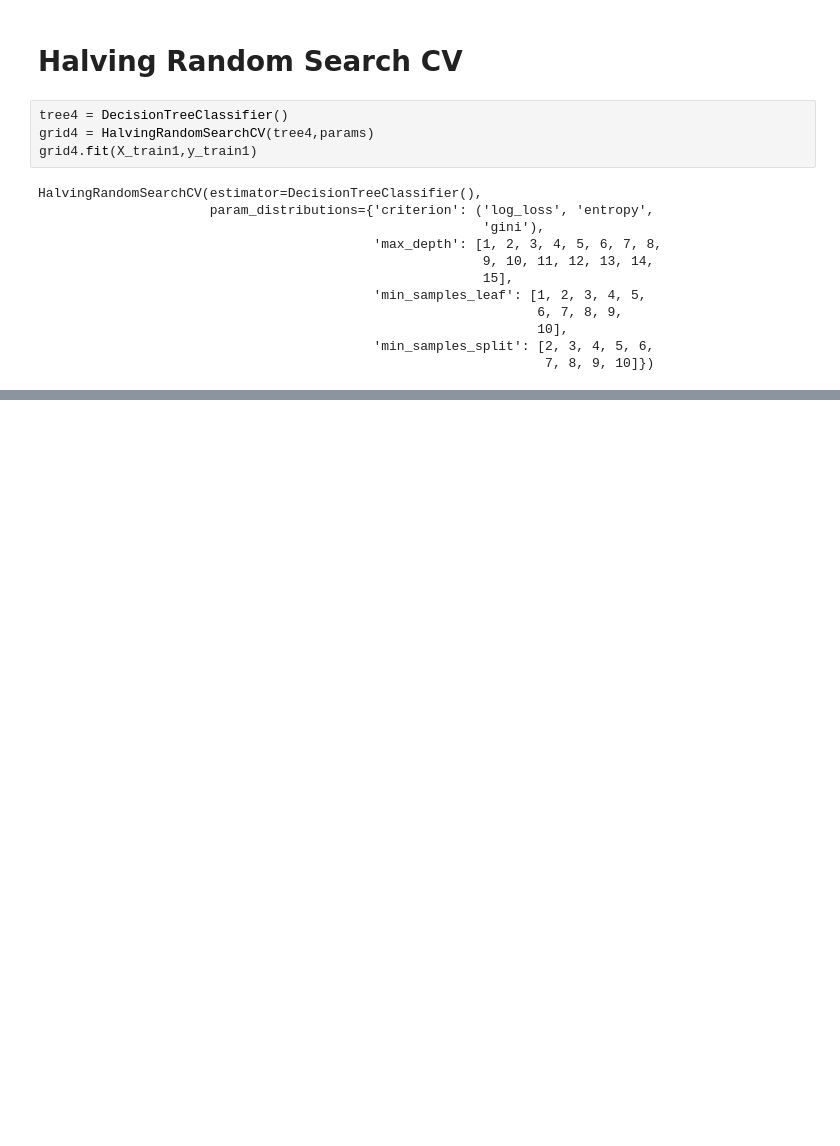
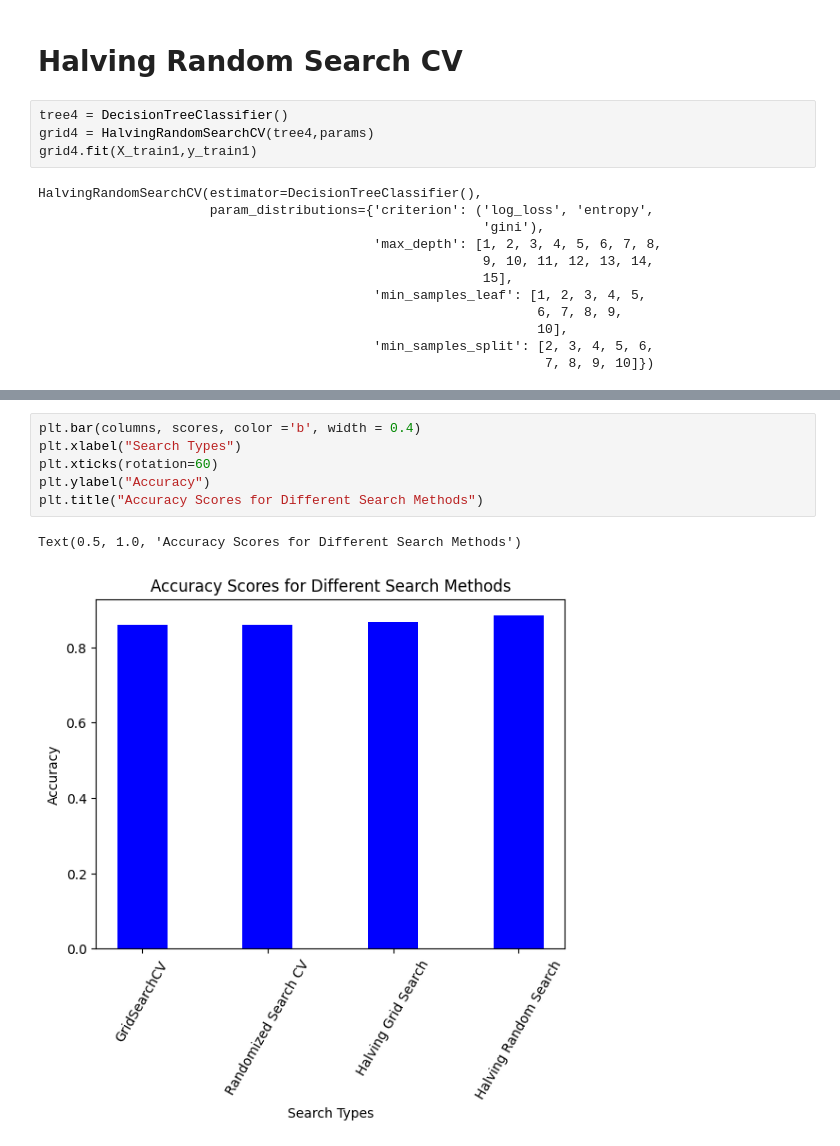
Before and after one commit to SenorMega/AI_ML-Jupyter-Notebooks, a Jupyter notebook: Mod 14 - Decision Trees/try_it_14.2.ipynb, the cells around one changed output, grey strips where cells are left out. Cells and saved outputs as stored; diff of their text form; blank space fills up the shorter version.

```diff
--- a/Mod 14 - Decision Trees/try_it_14.2.ipynb
+++ b/Mod 14 - Decision Trees/try_it_14.2.ipynb
@@ -154,0 +180,9 @@ Max Test Score: 0.9333333333333332
+# %%
+plt.bar(columns, scores, color ='b', width = 0.4)
+plt.xlabel("Search Types")
+plt.xticks(rotation=60)
+plt.ylabel("Accuracy")
+plt.title("Accuracy Scores for Different Search Methods")
+# %% [output]
+Text(0.5, 1.0, 'Accuracy Scores for Different Search Methods')
+[figure, added]
```
Also changed, not shown: parts of 6 cells of this notebook, 11 other files.
